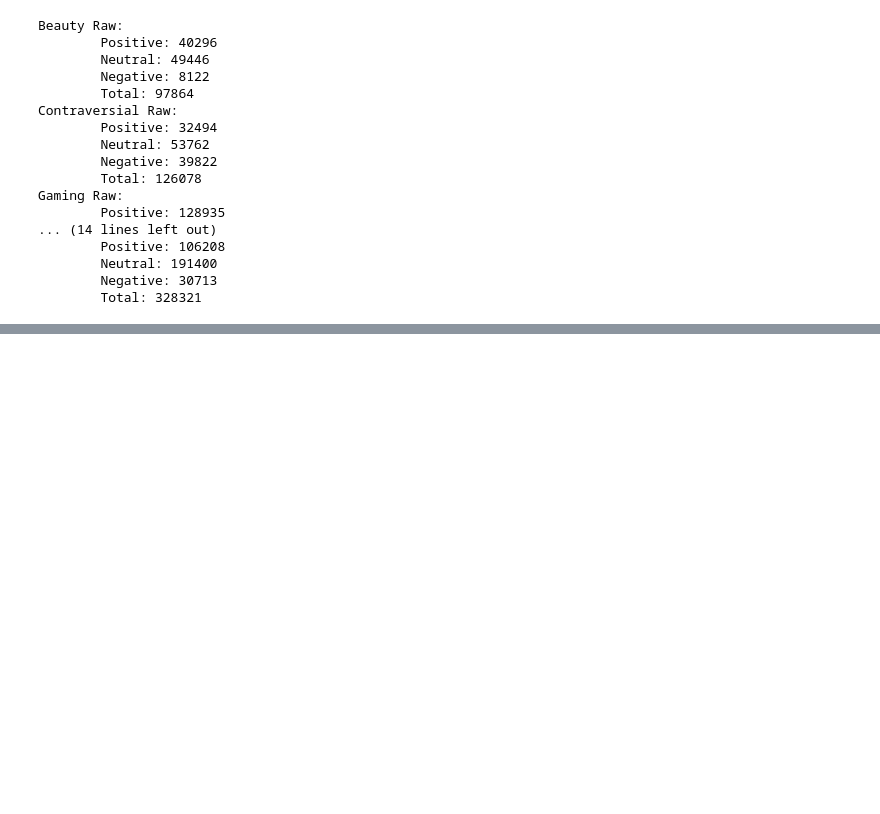
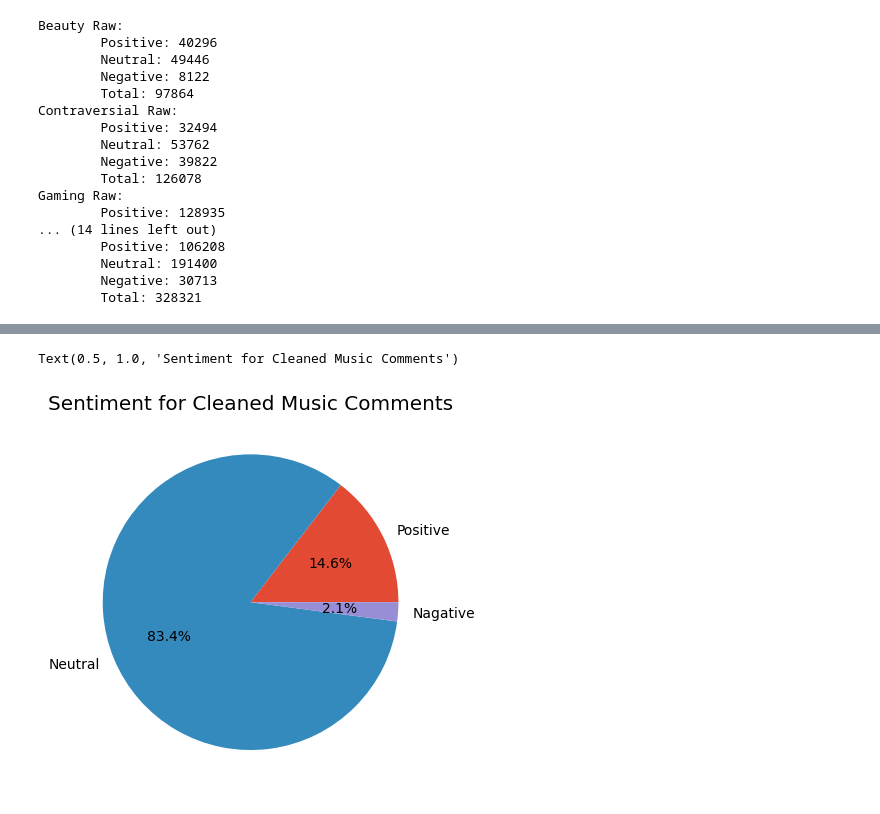
Before and after one commit to fahigley/YT_Sentiment_Analysis, a Jupyter notebook: code/sentiment_analysis.ipynb, the cells around one changed output, grey strips where cells are left out. Saved outputs shown, nothing was run; the diff lists cells and outputs as text; code cells hidden in the pictures; blank space fills up the shorter version.

```diff
--- a/code/sentiment_analysis.ipynb
+++ b/code/sentiment_analysis.ipynb
@@ -177,0 +193,8 @@ Gaming Raw:
+# %%
+cm_sizes = [music_sent_totals_clean[0] / sum(music_sent_totals_clean), music_sent_totals_clean[1] / sum(music_sent_totals_clean), music_sent_totals_clean[2] / sum(music_sent_totals_clean)]
+fig, ax = plt.subplots()
+ax.pie(cm_sizes, labels=labels, autopct='%1.1f%%')
+ax.set_title("Sentiment for Cleaned Music Comments")
+# %% [output]
+Text(0.5, 1.0, 'Sentiment for Cleaned Music Comments')
+[figure, added]
```
Also changed, not shown: parts of 19 cells of this notebook, 12 other files.
